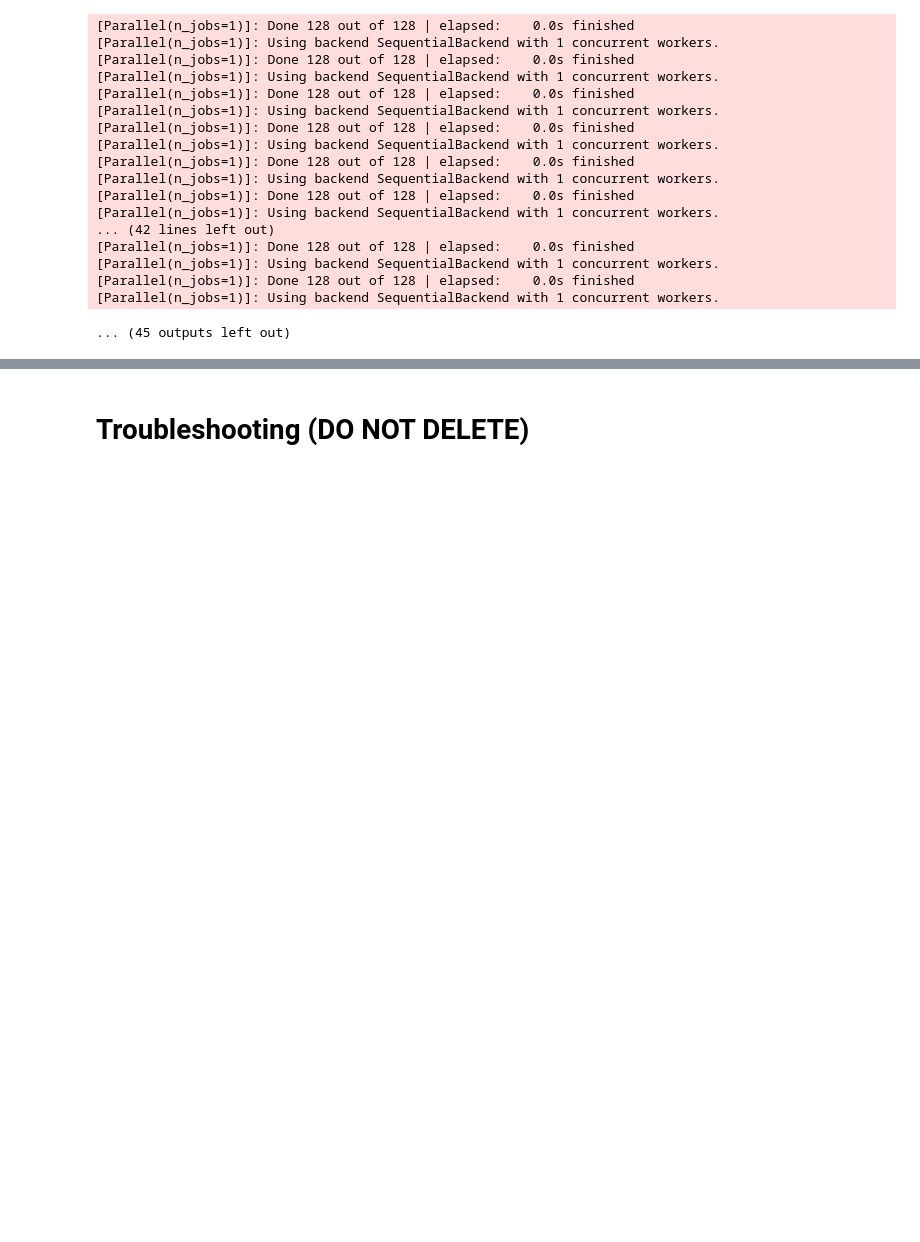
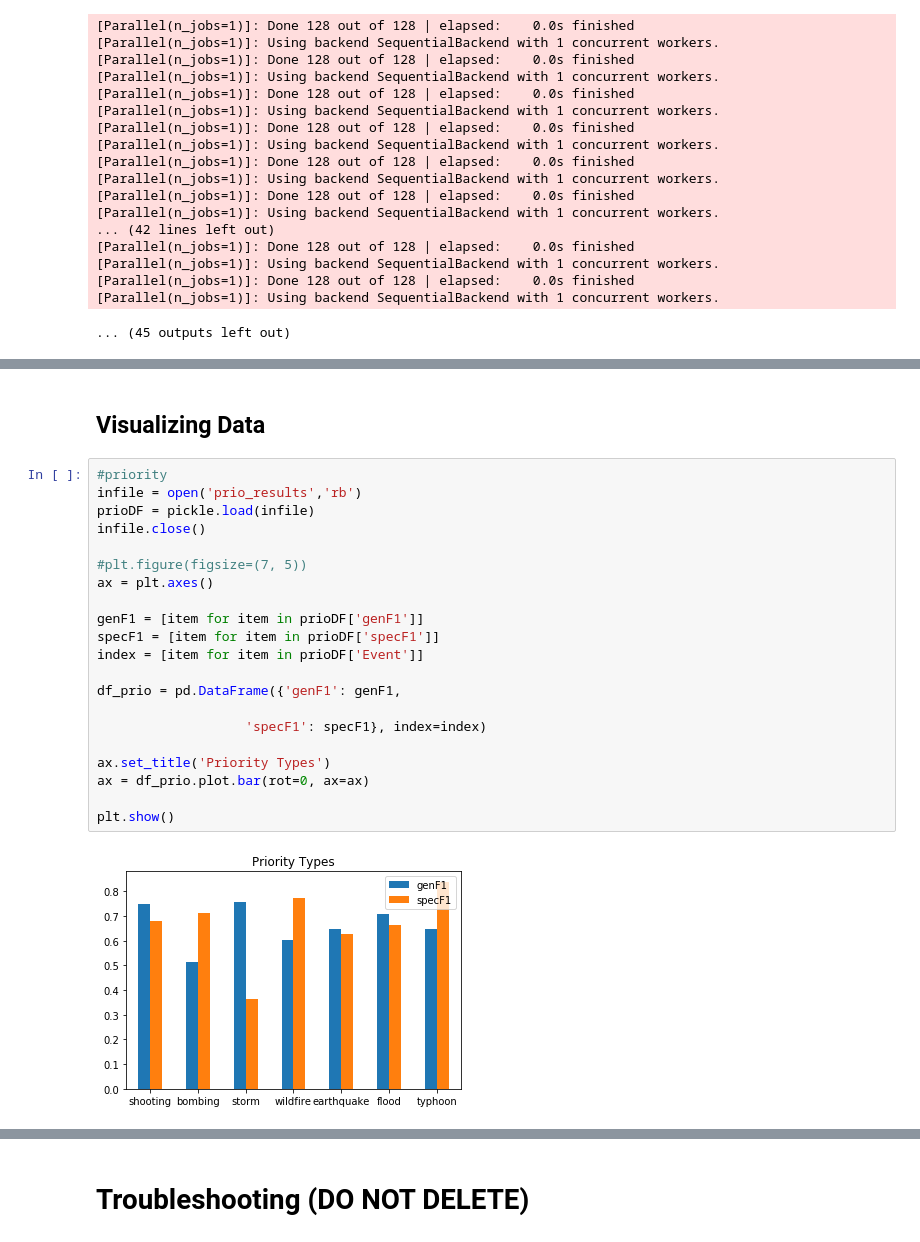
Before and after one commit to acpedersen/REU-2021, a Jupyter notebook: train-models.ipynb, the cells around one changed output, grey strips where cells are left out. Drawn from its saved outputs; the diff is of its cells as text; blank space fills up the shorter version.

Commit message:
with visualization

```diff
--- a/train-models.ipynb
+++ b/train-models.ipynb
@@ -619,0 +642,25 @@ target shape: (1440, 25)
+# %% [markdown]
+## Visualizing Data
+# %%
+#priority
+infile = open('prio_results','rb')
+prioDF = pickle.load(infile)
+infile.close()
+
+#plt.figure(figsize=(7, 5))
+ax = plt.axes()
+
+genF1 = [item for item in prioDF['genF1']]
+specF1 = [item for item in prioDF['specF1']]
+index = [item for item in prioDF['Event']]
+
+df_prio = pd.DataFrame({'genF1': genF1,
+
+                   'specF1': specF1}, index=index)
+
+ax.set_title('Priority Types')
+ax = df_prio.plot.bar(rot=0, ax=ax)
+
+plt.show()
+# %% [output]
+[figure, added]
```
Also changed, not shown: parts of 20 cells of this notebook.
